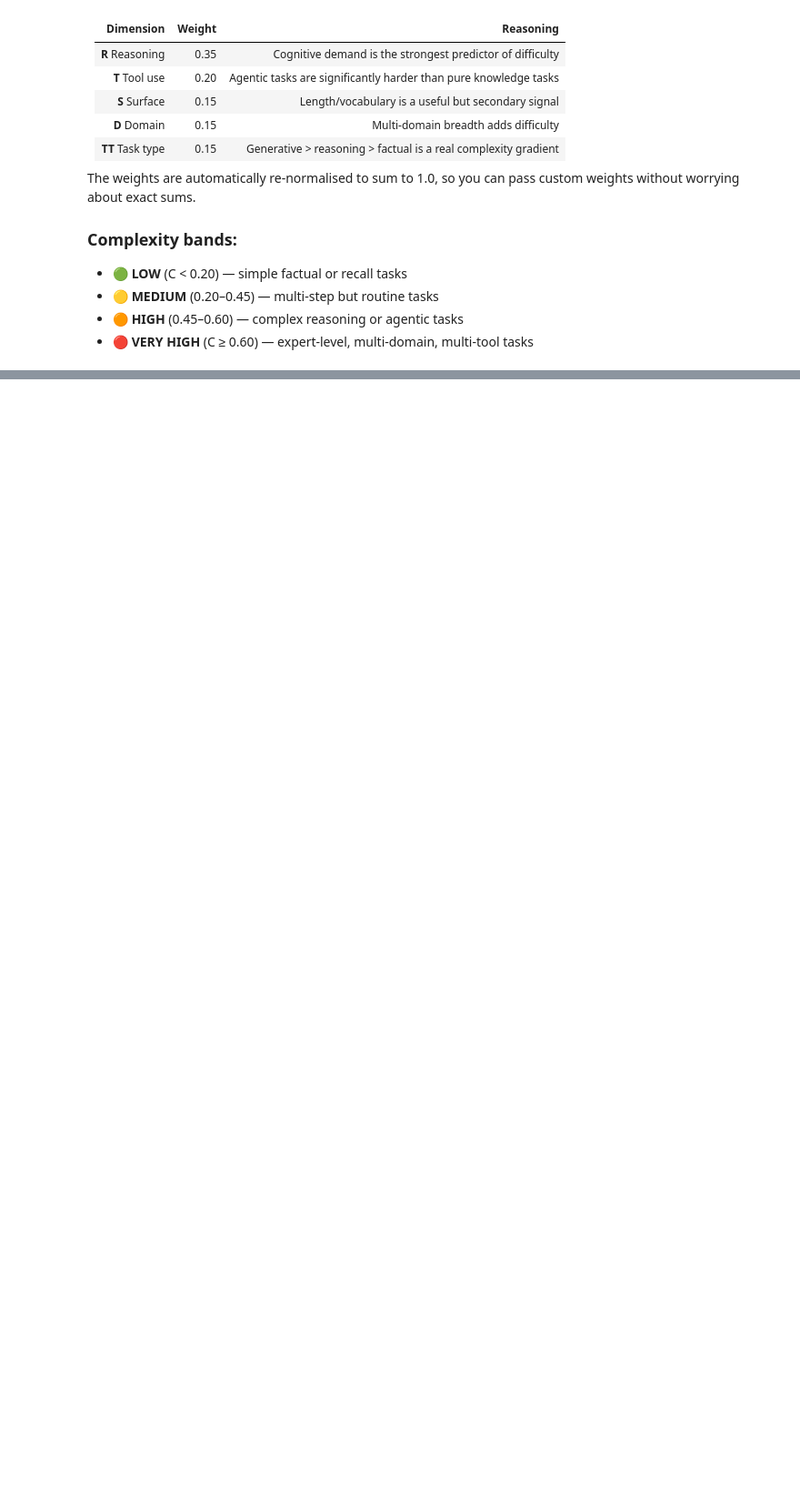
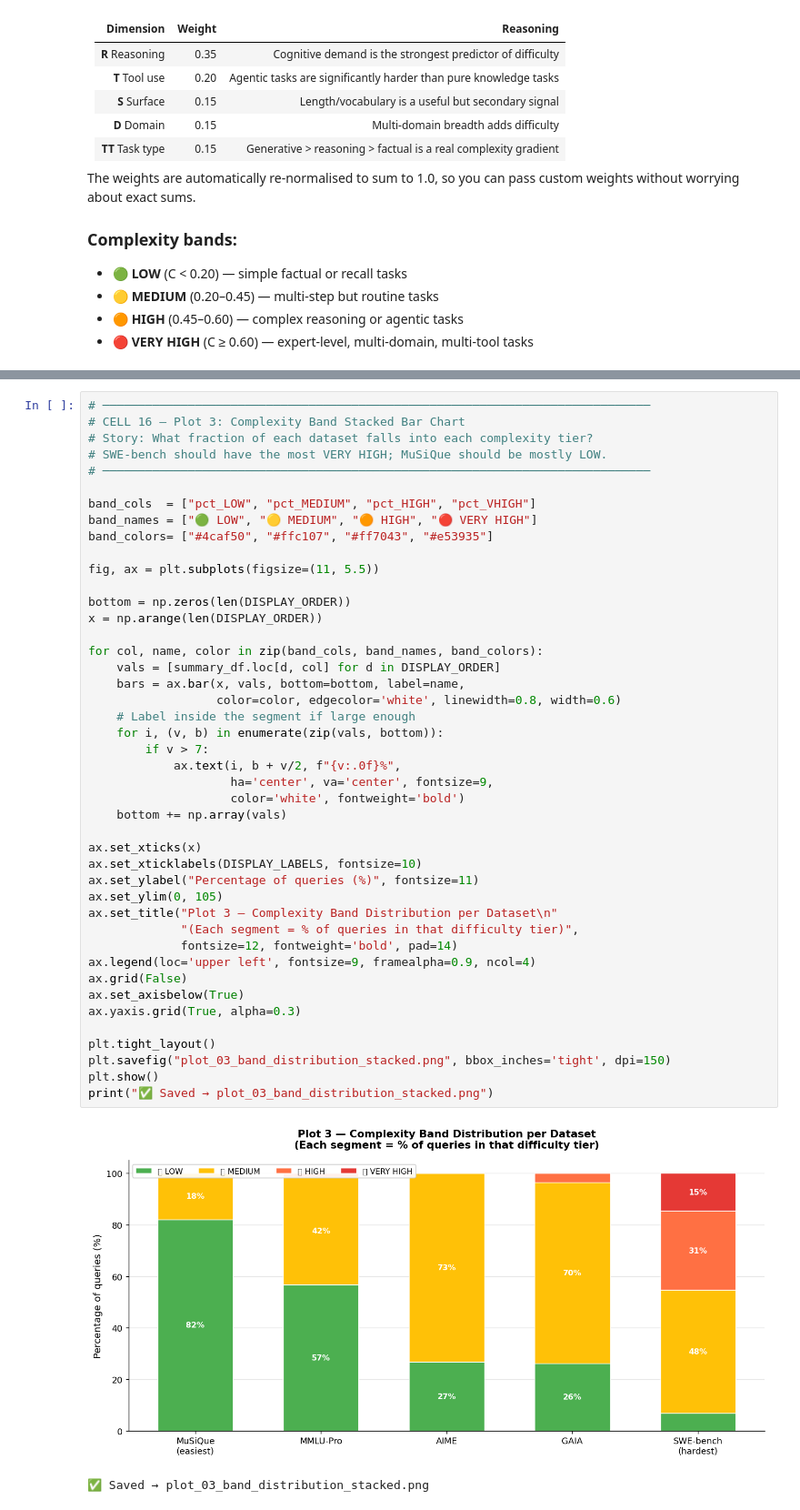
Before and after one commit to poorna1995/IRA, a Jupyter notebook: notebooks/tce_m1.ipynb, the cells around one changed output, grey strips where cells are left out. Shown at 91% size. Cells and saved outputs as stored; diff of their text form; blank space fills up the shorter version.

```diff
--- a/notebooks/tce_m1.ipynb
+++ b/notebooks/tce_m1.ipynb
@@ -1743,0 +1897,47 @@ band
+# %%
+# ─────────────────────────────────────────────────────────────────────────────
+# CELL 16 — Plot 3: Complexity Band Stacked Bar Chart
+# Story: What fraction of each dataset falls into each complexity tier?
+# SWE-bench should have the most VERY HIGH; MuSiQue should be mostly LOW.
+# ─────────────────────────────────────────────────────────────────────────────
+
+band_cols  = ["pct_LOW", "pct_MEDIUM", "pct_HIGH", "pct_VHIGH"]
+band_names = ["🟢 LOW", "🟡 MEDIUM", "🟠 HIGH", "🔴 VERY HIGH"]
+band_colors= ["#4caf50", "#ffc107", "#ff7043", "#e53935"]
+
+fig, ax = plt.subplots(figsize=(11, 5.5))
+
+bottom = np.zeros(len(DISPLAY_ORDER))
+x = np.arange(len(DISPLAY_ORDER))
+
+for col, name, color in zip(band_cols, band_names, band_colors):
+    vals = [summary_df.loc[d, col] for d in DISPLAY_ORDER]
+    bars = ax.bar(x, vals, bottom=bottom, label=name,
+                  color=color, edgecolor='white', linewidth=0.8, width=0.6)
+    # Label inside the segment if large enough
+    for i, (v, b) in enumerate(zip(vals, bottom)):
+        if v > 7:
+            ax.text(i, b + v/2, f"{v:.0f}%",
+                    ha='center', va='center', fontsize=9,
+                    color='white', fontweight='bold')
+    bottom += np.array(vals)
+
+ax.set_xticks(x)
+ax.set_xticklabels(DISPLAY_LABELS, fontsize=10)
+ax.set_ylabel("Percentage of queries (%)", fontsize=11)
+ax.set_ylim(0, 105)
+ax.set_title("Plot 3 — Complexity Band Distribution per Dataset\n"
+             "(Each segment = % of queries in that difficulty tier)",
+             fontsize=12, fontweight='bold', pad=14)
+ax.legend(loc='upper left', fontsize=9, framealpha=0.9, ncol=4)
+ax.grid(False)
+ax.set_axisbelow(True)
+ax.yaxis.grid(True, alpha=0.3)
+
+plt.tight_layout()
+plt.savefig("plot_03_band_distribution_stacked.png", bbox_inches='tight', dpi=150)
+plt.show()
+print("✅ Saved → plot_03_band_distribution_stacked.png")
+# %% [output]
+[figure, added]
+✅ Saved → plot_03_band_distribution_stacked.png
```
Also changed, not shown: parts of 14 cells of this notebook, 16 other files.
